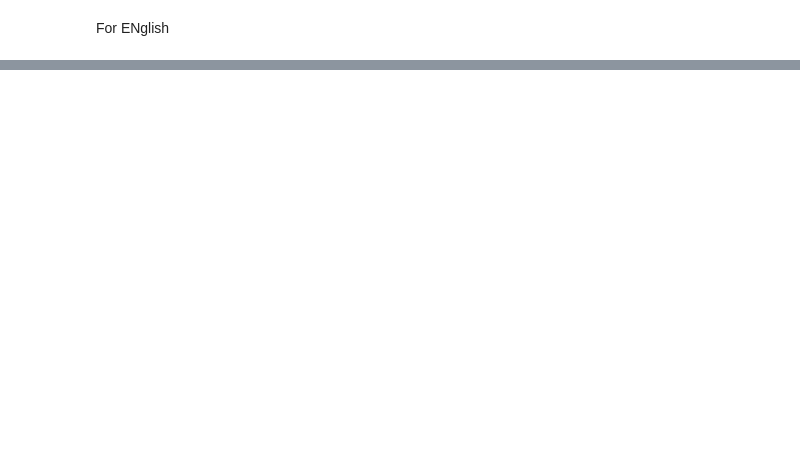
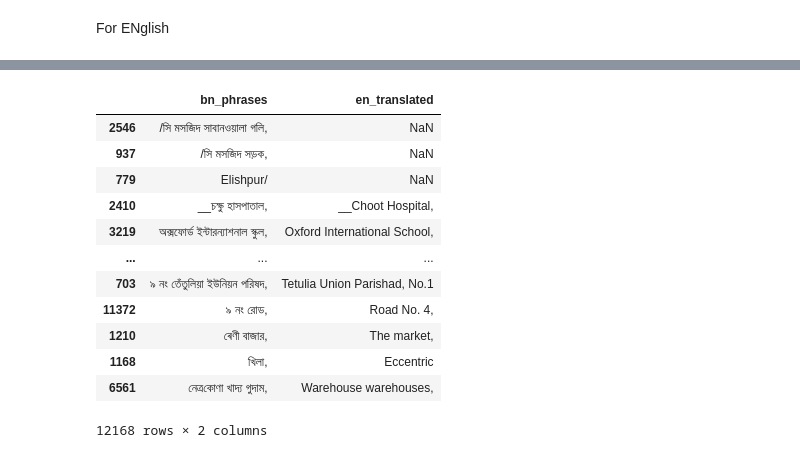
Before and after one commit to RakibulHoque/kedro_101, a Jupyter notebook: _101/notebooks/playground.ipynb, the cells around one changed output, grey strips where cells are left out. Cells and saved outputs as stored; diff of their text form; code cells hidden in the pictures; blank space fills up the shorter version.

```diff
--- a/_101/notebooks/playground.ipynb
+++ b/_101/notebooks/playground.ipynb
@@ -187,0 +72,2 @@ data
+# %%
+data = en_phrases.merge(translated_en2bn_data[["bn_phrases", "en_translated"]], on="bn_phrases", how='left')
@@ -222,7 +126,21 @@ def run_infinitely(data: pd.DataFrame, *args, source_lan, translated_to, tmp_sav
     translated_data.to_csv(tmp_save_path)
     return translated_data
 # %%
-data.sort_values(by="en_phrases")
+data.sort_values(by="bn_phrases")
+# %% [output]
+|  | bn_phrases | en_translated |
+| 2546 | /সি মসজিদ সাবানওয়ালা গলি, | NaN |
+| 937 | /সি মসজিদ সড়ক, | NaN |
+| 779 | Elishpur/ | NaN |
+| 2410 | __চক্ষু হাসপাতাল, | __Choot Hospital, |
+| 3219 | অক্সফোর্ড ইন্টারন্যাশনাল স্কুল, | Oxford International School, |
+| ... | ... | ... |
+| 703 | ৯ নং তেঁতুলিয়া ইউনিয়ন পরিষদ, | Tetulia Union Parishad, No.1 |
+| 11372 | ৯ নং রোড, | Road No. 4, |
+| 1210 | ৰেণী বাজার, | The market, |
+| 1168 | ‌খিলা, | Eccentric |
+| 6561 | ‌নেত্র‌কোণা খাদ্য গুদাম, | Warehouse warehouses, |
+12168 rows × 2 columns
 # %%
 from googletrans import Translator
 # %%
```
Also changed, not shown: parts of 70 cells of this notebook, 40 other files.
